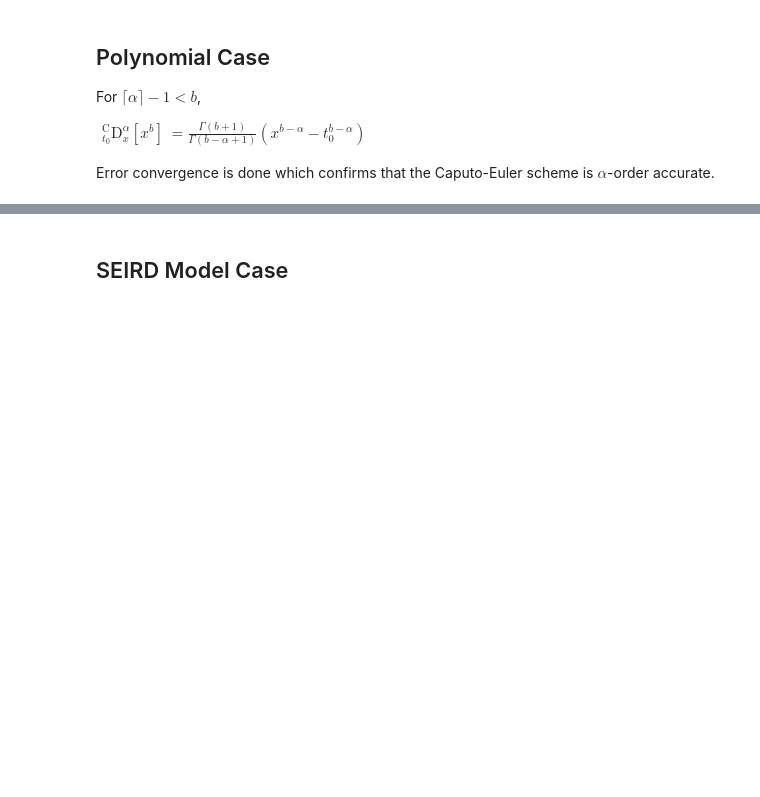
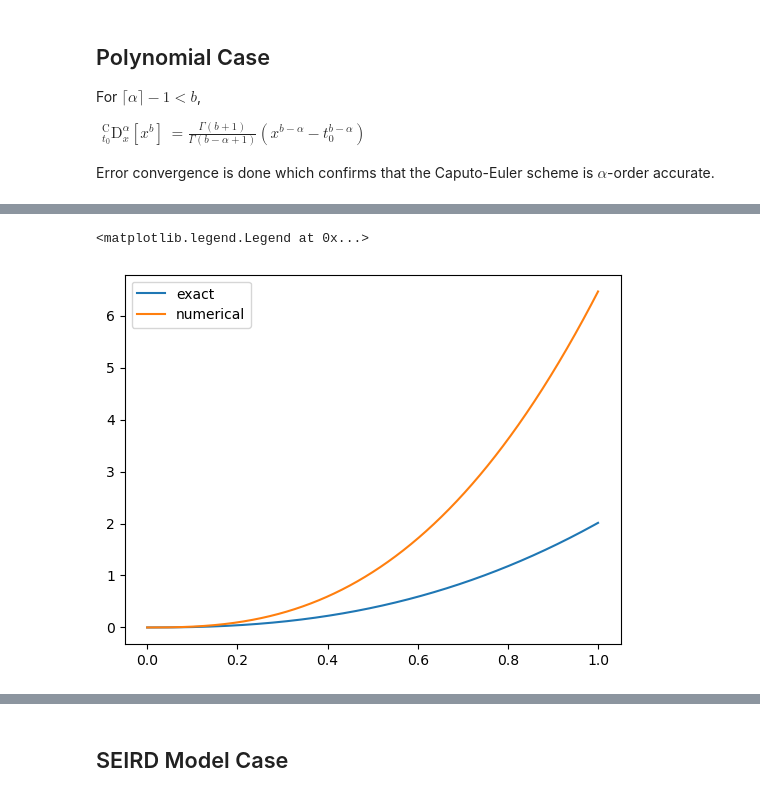
Before and after one commit to ashtonvcole/EpiPINN, a Jupyter notebook: test_caputo.ipynb, the cells around one changed output, grey strips where cells are left out. Saved outputs shown, nothing was run; the diff lists cells and outputs as text; code cells hidden in the pictures; blank space fills up the shorter version.

```diff
--- a/test_caputo.ipynb
+++ b/test_caputo.ipynb
@@ -72,3 +107,13 @@ ax.legend()
+# %%
+# Now derivative
+fps = caputo_l1_diff(ys, alpha, dt=((tf - t0) / num_step))
+fig, ax = plt.subplots()
+ax.plot(ts, np.vectorize(f)(ts, ys), label='exact')
+ax.plot(ts, fps, label='numerical')
+ax.legend()
+# %% [output]
+<matplotlib.legend.Legend at 0x...>
+[figure, added]
 # %%
 # Error convergence study
 alpha = 0.5
```
Also changed, not shown: parts of 9 cells of this notebook, 1 other file.
